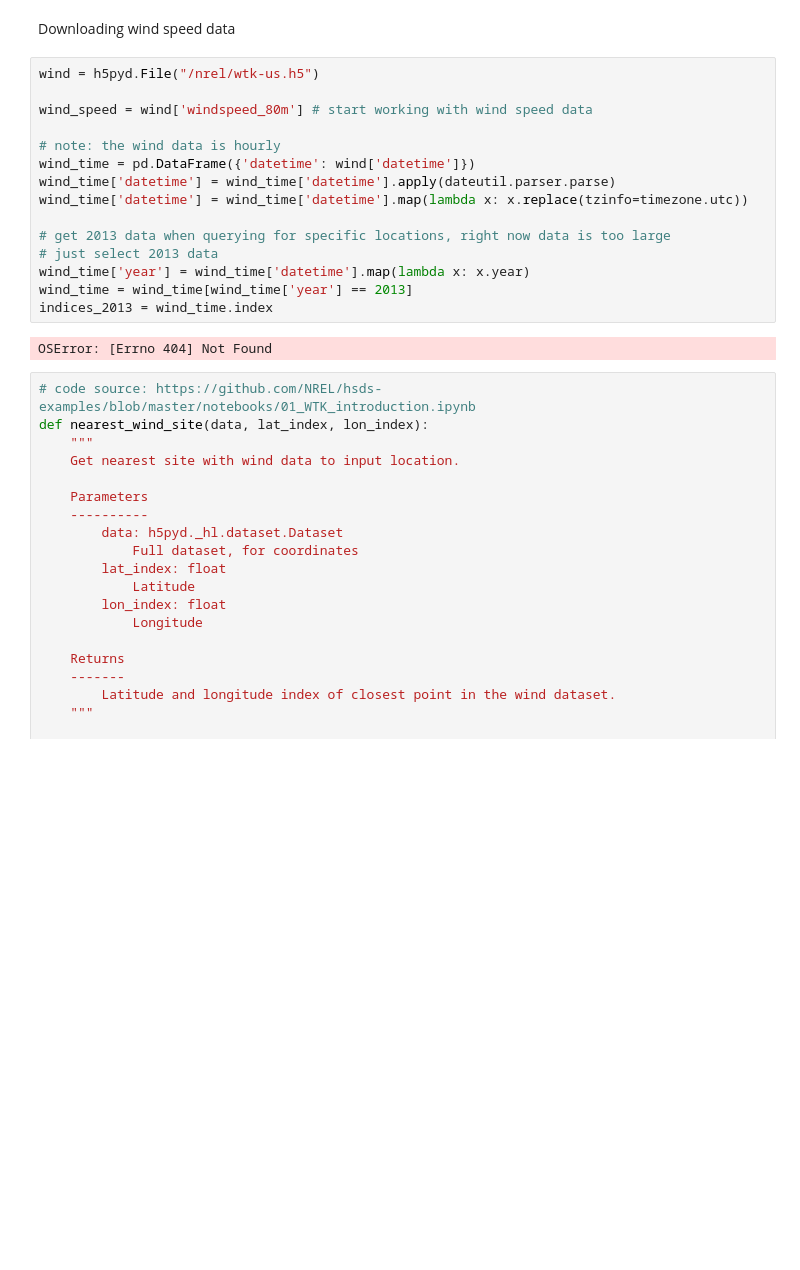
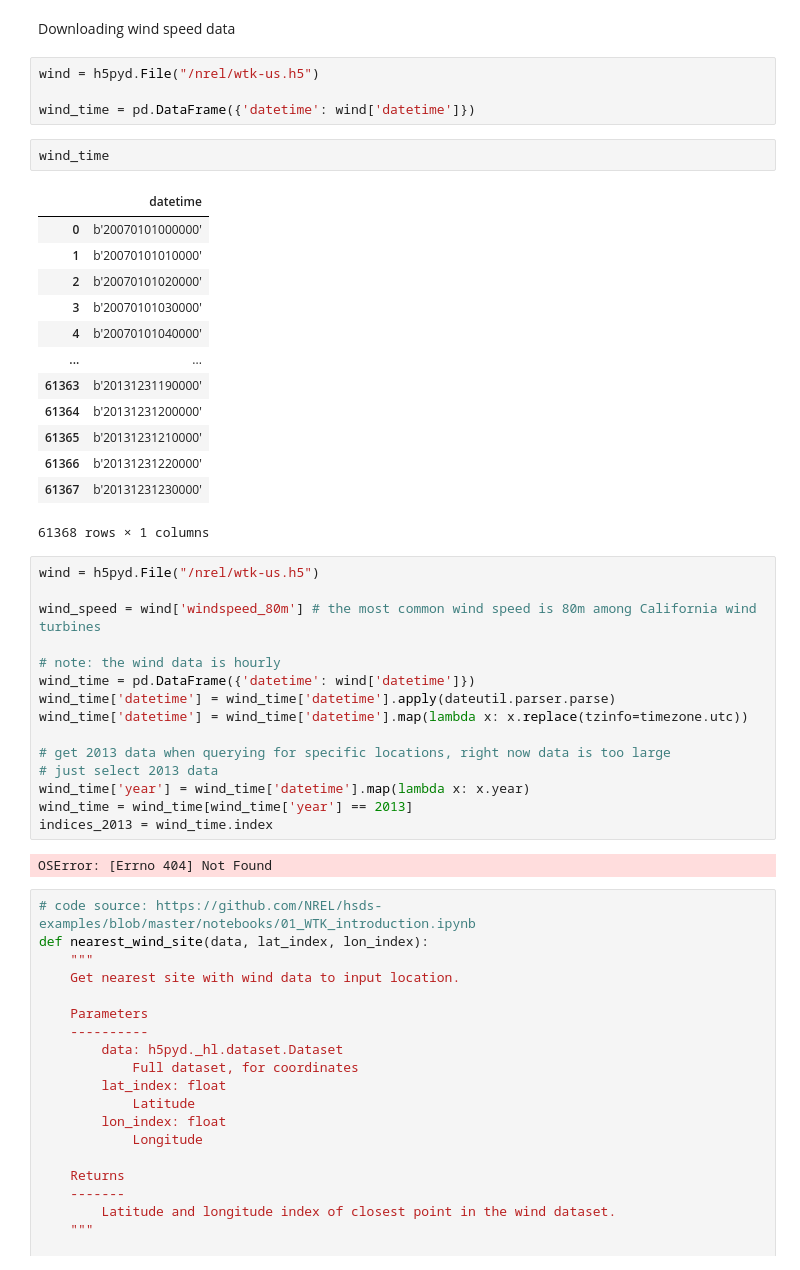
Before and after one commit to disha-22/DCSitingOptimization, a Jupyter notebook: download_data.ipynb, the cells around one changed output. Cells and saved outputs as stored; diff of their text form; blank space fills up the shorter version.

```diff
--- a/download_data.ipynb
+++ b/download_data.ipynb
@@ -286,9 +304,29 @@ existing_turbines_CA['t_hh'].value_counts() # turbine hub heights
 # %% [markdown]
 Downloading wind speed data
+# %%
+wind = h5pyd.File("/nrel/wtk-us.h5")
+
+wind_time = pd.DataFrame({'datetime': wind['datetime']})
+# %%
+wind_time
+# %% [output]
+|  | datetime |
+| 0 | b'20070101000000' |
+| 1 | b'20070101010000' |
+| 2 | b'20070101020000' |
+| 3 | b'20070101030000' |
+| 4 | b'20070101040000' |
+| ... | ... |
+| 61363 | b'20131231190000' |
+| 61364 | b'20131231200000' |
+| 61365 | b'20131231210000' |
+| 61366 | b'20131231220000' |
+| 61367 | b'20131231230000' |
+61368 rows × 1 columns
 # %%
 wind = h5pyd.File("/nrel/wtk-us.h5")
 
-wind_speed = wind['windspeed_80m'] # start working with wind speed data
+wind_speed = wind['windspeed_80m'] # the most common wind speed is 80m among California wind turbines
 
 # note: the wind data is hourly
 wind_time = pd.DataFrame({'datetime': wind['datetime']})
```
Also changed, not shown: parts of 1 cell of this notebook, 2 other files.
